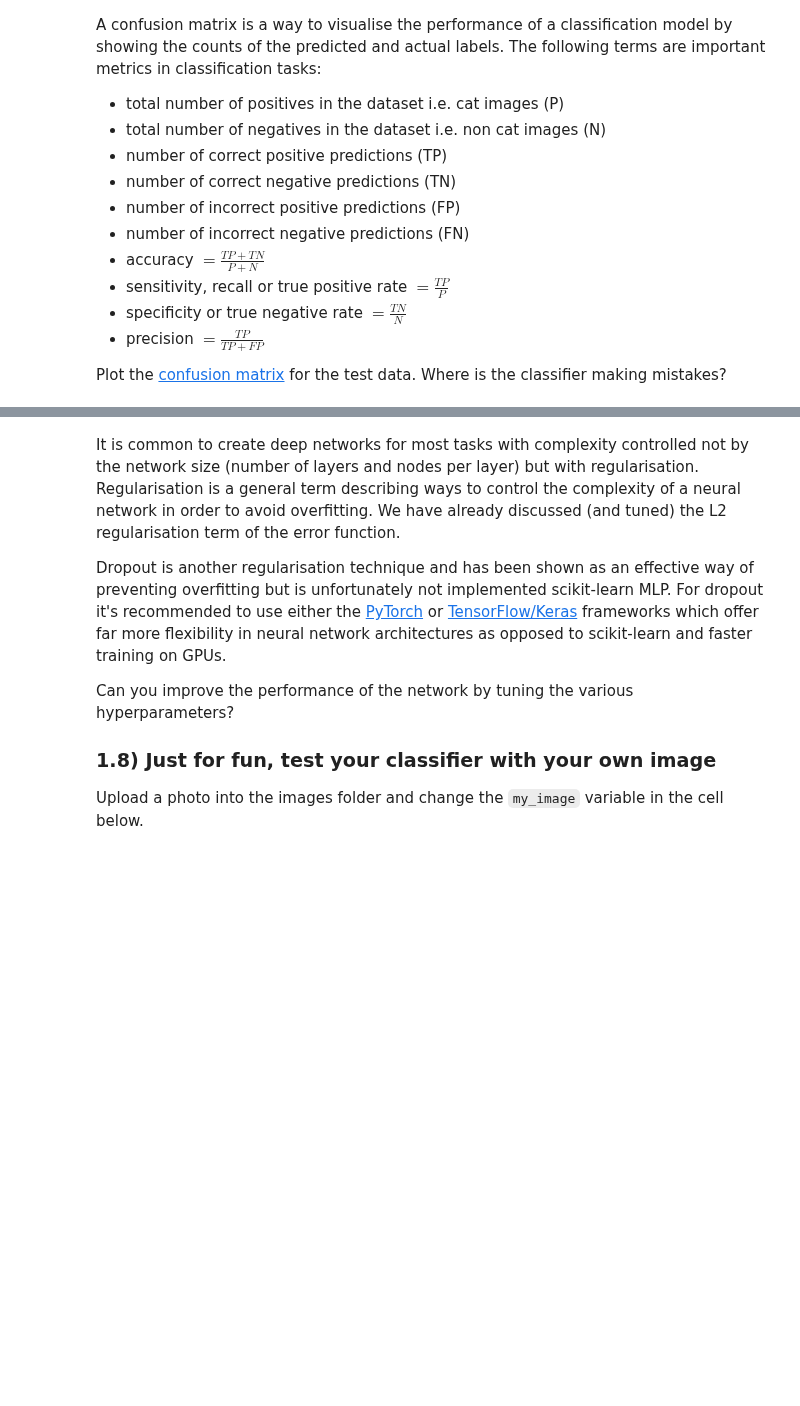
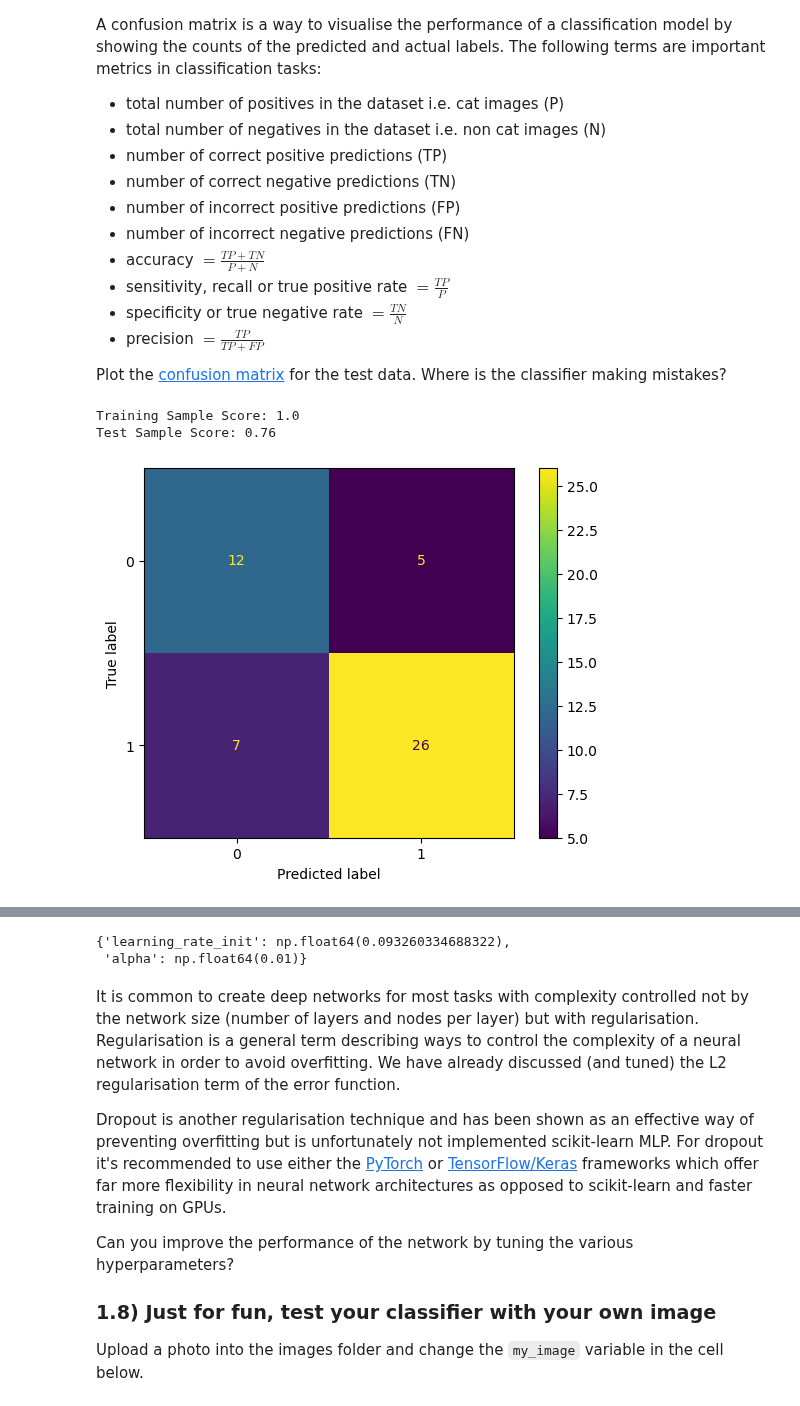
Before and after one commit to zhengjie2002/lab_sheets_public, a Jupyter notebook: lab2/lab2-neural_nets.ipynb, the cells around one changed output, grey strips where cells are left out. Cells and saved outputs as stored; diff of their text form; code cells hidden in the pictures; blank space fills up the shorter version.

```diff
--- a/lab2/lab2-neural_nets.ipynb
+++ b/lab2/lab2-neural_nets.ipynb
@@ -167,3 +219,15 @@ Plot the [confusion matrix](https://scikit-learn.org/stable/modules/generated/sk
+# %%
+# write your code here
+print(f"Training Sample Score: {clf.score(train_x_standardise,train_y.flatten())}")
+print(f"Test Sample Score: {clf.score(test_x_standardise,test_y.flatten())}")
+
+predictions = clf.predict(test_x_standardise)
+ConfusionMatrixDisplay.from_predictions(y_true=test_y.flatten(), y_pred=predictions)
+plt.show()
+# %% [output]
+Training Sample Score: 1.0
+Test Sample Score: 0.76
+[figure, added]
 # %% [markdown]
 ### Hyperparameter tuning using cross-validation
 The performance of a neural network after training is highly dependent on how the hyperparameters are chosen. In contrast to the network parameters, $W$ and $b$, a hyperparameter refers to something that is fixed (usually manually chosen by the person training the model) throughout training and used to control the training process. Hyperparameters include the number of hidden layers, number of neurons in the hidden layers, learning rate, mini-batch size (for stochastic gradient descent optimisers) and regularisation parameter $\alpha$.
@@ -194,3 +266,8 @@ learning_rates = np.logspace(-4, -2, 100)
+# %%
+search.best_params_
+# %% [output]
+{'learning_rate_init': np.float64(0.093260334688322),
+ 'alpha': np.float64(0.01)}
 # %% [markdown]
 It is common to create deep networks for most tasks with complexity controlled not by the network size (number of layers and nodes per layer) but with regularisation. Regularisation is a general term describing ways to control the complexity of a neural network in order to avoid overfitting. We have already discussed (and tuned) the L2 regularisation term of the error function.
 
```
Also changed, not shown: parts of 16 cells of this notebook, 9 other files.
